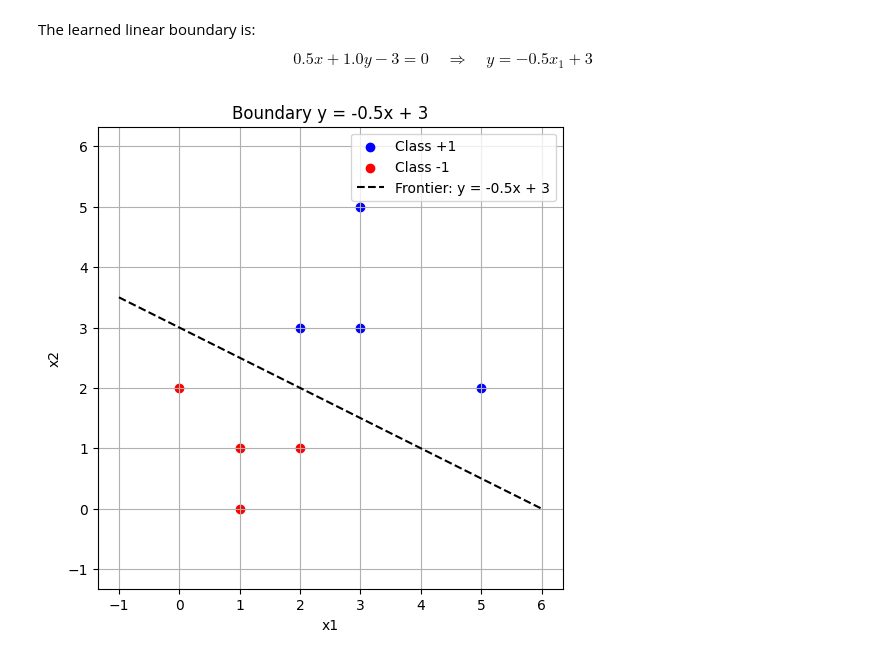
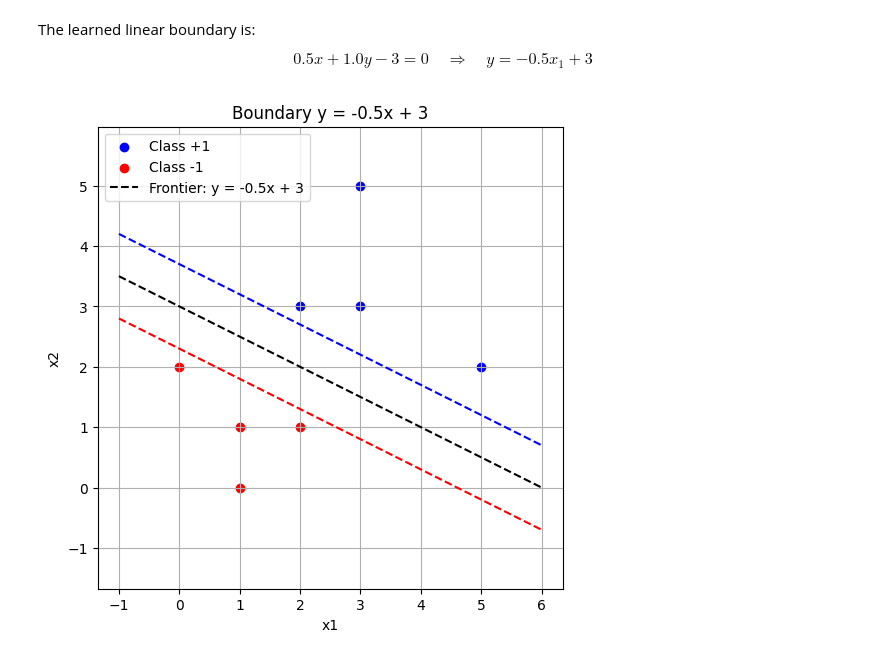
Before and after one commit to errodriguez/Machine_Learning, a Jupyter notebook: Classification/LinearClassification.ipynb, the cells around one changed output. Cells and saved outputs as stored; diff of their text form; code cells hidden in the pictures.

Commit message:
New graph at the end

```diff
--- a/Classification/LinearClassification.ipynb
+++ b/Classification/LinearClassification.ipynb
@@ -251,27 +248,31 @@ The learned linear boundary is:
 $$
 0.5 𝑥 + 1.0y − 3 = 0 \quad ⇒ \quad y = − 0.5𝑥_1 + 3
 $$
-# %%
-# New line
-x_line = np.arange(-1, 7)
-y_line = -0.5 * x_line + 3
-
-# Graph with line
-plt.figure(figsize=(6, 6))
-
-# Original dataset
-plt.scatter(X[y == 1][:, 0], X[y == 1][:, 1], color='blue', label='Class +1')
-plt.scatter(X[y == -1][:, 0], X[y == -1][:, 1], color='red', label='Class -1')
-
-# Drawing
-plt.plot(x_line, y_line, 'k--', label='Frontier: y = -0.5x + 3')
-
-plt.title("Boundary y = -0.5x + 3")
-plt.xlabel("x1")
-plt.ylabel("x2")
-plt.legend()
-plt.grid(True)
-plt.axis('equal')
-plt.show()
-# %% [output]
-[figure, removed]
+# %%
+# New line
+x_line = np.arange(-1, 7)
+y_up = -0.5 * x_line + 3.7
+y_line = -0.5 * x_line + 3
+y_down = -0.5 * x_line + 2.3
+
+# Graph with line
+plt.figure(figsize=(6, 6))
+
+# Original dataset
+plt.scatter(X[y == 1][:, 0], X[y == 1][:, 1], color='blue', label='Class +1')
+plt.scatter(X[y == -1][:, 0], X[y == -1][:, 1], color='red', label='Class -1')
+
+# Drawing
+plt.plot(x_line, y_up, 'b--')
+plt.plot(x_line, y_line, 'k--', label='Frontier: y = -0.5x + 3')
+plt.plot(x_line, y_down, 'r--')
+
+plt.title("Boundary y = -0.5x + 3")
+plt.xlabel("x1")
+plt.ylabel("x2")
+plt.legend()
+plt.grid(True)
+plt.axis('equal')
+plt.show()
+# %% [output]
+[figure, added]
```
Also changed, not shown: parts of 3 cells of this notebook.
